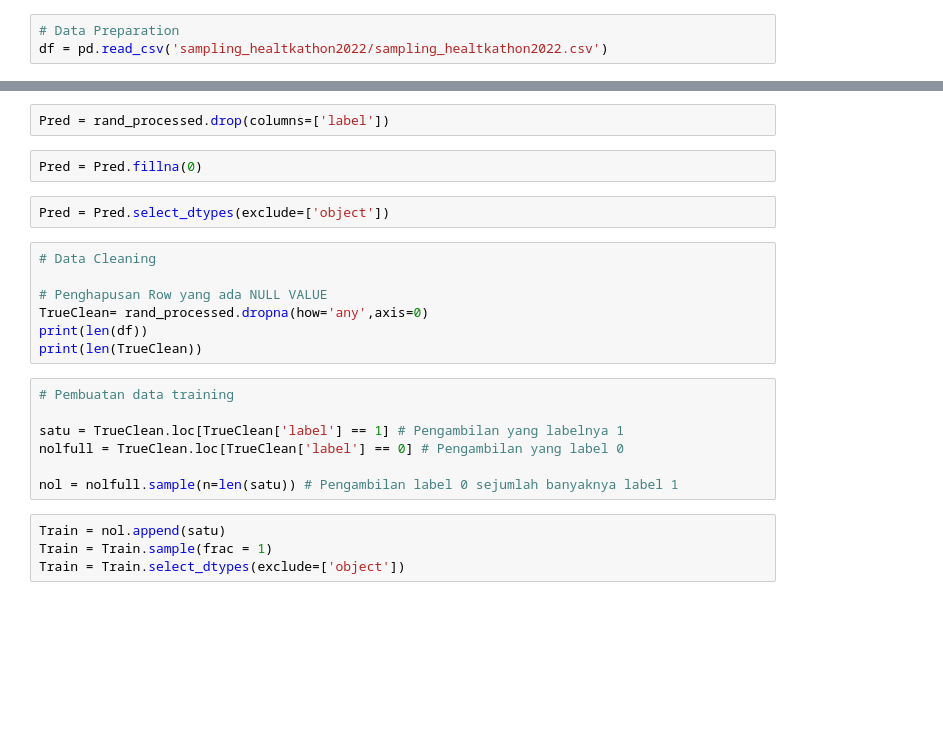
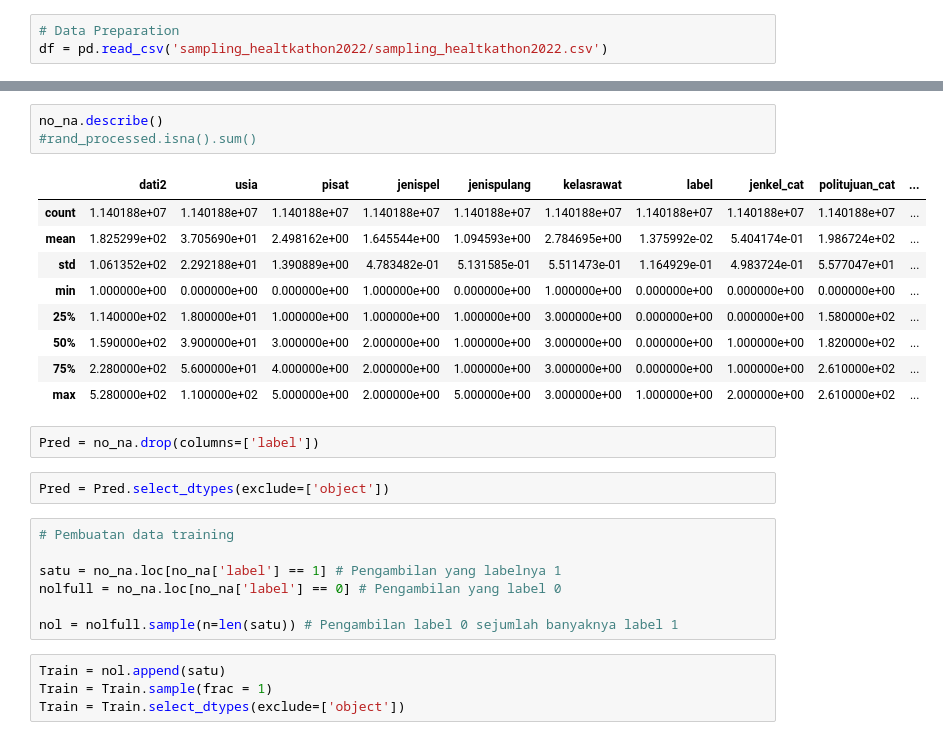
Before and after one commit to FarisTF/BPJS, a Jupyter notebook: 5050_undersample.ipynb, the cells around one changed output, grey strips where cells are left out. Drawn from its saved outputs; the diff is of its cells as text; blank space fills up the shorter version.

```diff
--- a/5050_undersample.ipynb
+++ b/5050_undersample.ipynb
@@ -37,21 +122,25 @@ rand_processed
+# %%
+no_na.describe()
+#rand_processed.isna().sum()
+# %% [output]
+|  | dati2 | usia | pisat | jenispel | jenispulang | kelasrawat | label | jenkel_cat | politujuan_cat | ... |
+| count | 1.140188e+07 | 1.140188e+07 | 1.140188e+07 | 1.140188e+07 | 1.140188e+07 | 1.140188e+07 | 1.140188e+07 | 1.140188e+07 | 1.140188e+07 | ... |
+| mean | 1.825299e+02 | 3.705690e+01 | 2.498162e+00 | 1.645544e+00 | 1.094593e+00 | 2.784695e+00 | 1.375992e-02 | 5.404174e-01 | 1.986724e+02 | ... |
+| std | 1.061352e+02 | 2.292188e+01 | 1.390889e+00 | 4.783482e-01 | 5.131585e-01 | 5.511473e-01 | 1.164929e-01 | 4.983724e-01 | 5.577047e+01 | ... |
+| min | 1.000000e+00 | 0.000000e+00 | 0.000000e+00 | 1.000000e+00 | 0.000000e+00 | 1.000000e+00 | 0.000000e+00 | 0.000000e+00 | 0.000000e+00 | ... |
+| 25% | 1.140000e+02 | 1.800000e+01 | 1.000000e+00 | 1.000000e+00 | 1.000000e+00 | 3.000000e+00 | 0.000000e+00 | 0.000000e+00 | 1.580000e+02 | ... |
+| 50% | 1.590000e+02 | 3.900000e+01 | 3.000000e+00 | 2.000000e+00 | 1.000000e+00 | 3.000000e+00 | 0.000000e+00 | 1.000000e+00 | 1.820000e+02 | ... |
+| 75% | 2.280000e+02 | 5.600000e+01 | 4.000000e+00 | 2.000000e+00 | 1.000000e+00 | 3.000000e+00 | 0.000000e+00 | 1.000000e+00 | 2.610000e+02 | ... |
+| max | 5.280000e+02 | 1.100000e+02 | 5.000000e+00 | 2.000000e+00 | 5.000000e+00 | 3.000000e+00 | 1.000000e+00 | 2.000000e+00 | 2.610000e+02 | ... |
 # %%
-Pred = rand_processed.drop(columns=['label'])
+Pred = no_na.drop(columns=['label'])
-# %%
-Pred = Pred.fillna(0)
 # %%
 Pred = Pred.select_dtypes(exclude=['object'])
-# %%
-# Data Cleaning
-
-# Penghapusan Row yang ada NULL VALUE
-TrueClean= rand_processed.dropna(how='any',axis=0)
-print(len(df))
-print(len(TrueClean))
 # %%
 # Pembuatan data training
 
-satu = TrueClean.loc[TrueClean['label'] == 1] # Pengambilan yang labelnya 1
-nolfull = TrueClean.loc[TrueClean['label'] == 0] # Pengambilan yang label 0
+satu = no_na.loc[no_na['label'] == 1] # Pengambilan yang labelnya 1
+nolfull = no_na.loc[no_na['label'] == 0] # Pengambilan yang label 0
 
 nol = nolfull.sample(n=len(satu)) # Pengambilan label 0 sejumlah banyaknya label 1
 # %%
```
Also changed, not shown: parts of 13 cells of this notebook.
